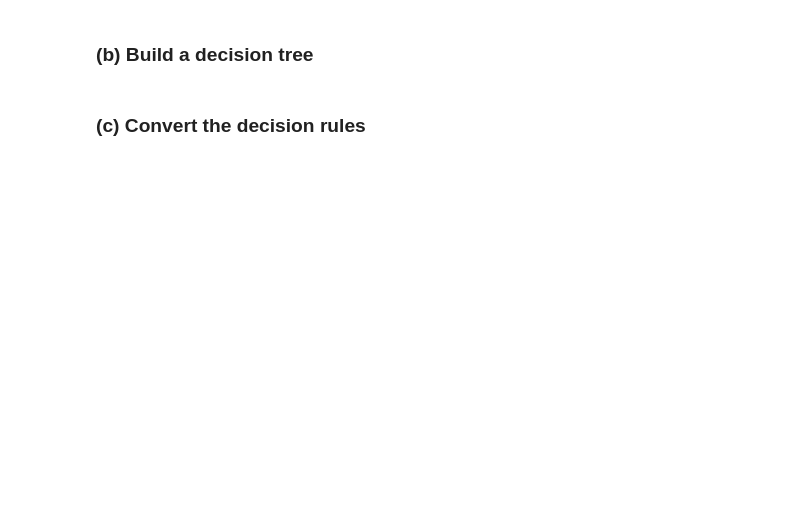
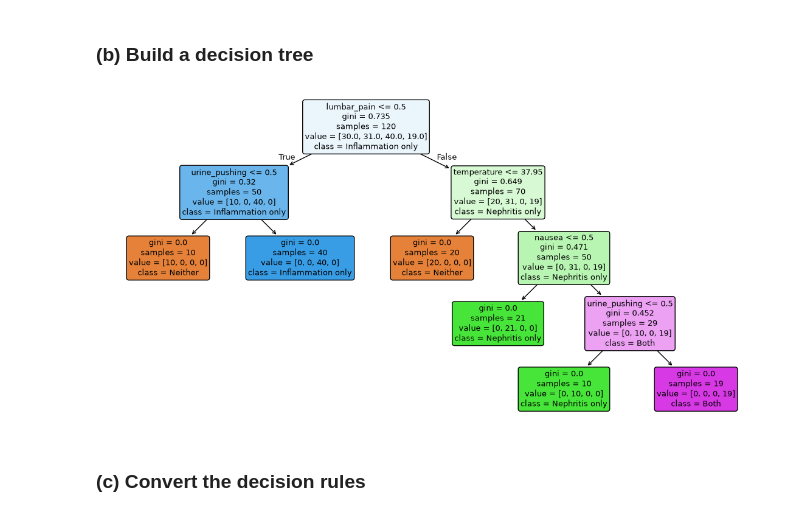
Before and after one commit to Ryan6546ea/DSCI552-HW5, a Jupyter notebook: notebook/Chen_Sian_HW5.ipynb, the cells around one changed output. Saved outputs shown, nothing was run; the diff lists cells and outputs as text; code cells hidden in the pictures; blank space fills up the shorter version.

```diff
--- a/notebook/Chen_Sian_HW5.ipynb
+++ b/notebook/Chen_Sian_HW5.ipynb
@@ -16,3 +31,17 @@ Import packages
 ### (a) Obtain Data
 # %% [markdown]
 Get the Accute Inamations Data Set
+# %%
+data = pd.read_csv(
+    "../data/diagnosis.data",
+    sep="\t", encoding="utf-16", decimal=",", header=None,
+    names=[
+        "temperature", "nausea", "lumbar_pain", "urine_pushing",
+        "micturition_pain", "urethra_symptoms",
+        "inflammation", "nephritis"
+    ],
+    true_values=["yes"], false_values=["no"]
+)
+
+print(data.shape)
+data.head()
@@ -19,4 +56,24 @@ Get the Accute Inamations Data Set
 # %% [markdown]
 ### (b) Build a decision tree
+# %%
+X = data.iloc[:, :6]
+y = 2 * data["inflammation"].astype(int) + data["nephritis"].astype(int)
+class_names = ["Neither", "Nephritis only", "Inflammation only", "Both"]
+
+tree_model = DecisionTreeClassifier(random_state=42)
+tree_model.fit(X, y)
+
+plt.figure(figsize=(14, 7))
+plot_tree(
+    tree_model,
+    feature_names=X.columns,
+    class_names=class_names,
+    filled=True,
+    rounded=True,
+    fontsize=9
+)
+plt.show()
+# %% [output]
+[figure, added]
 # %% [markdown]
 ### (c) Convert the decision rules
```
Also changed, not shown: parts of 23 cells of this notebook.
